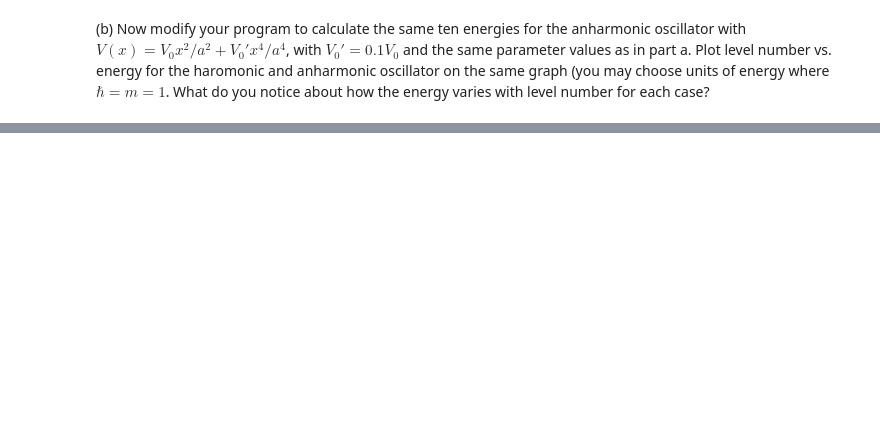
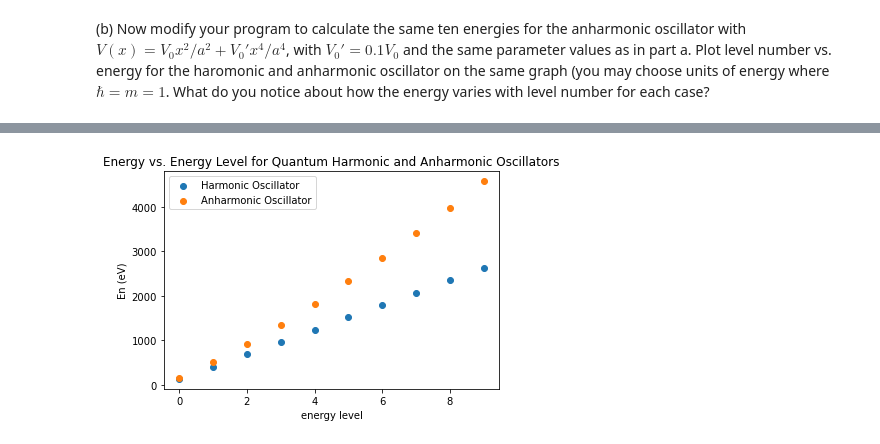
Before and after one commit to Tim-L-Zhao/Lectures, a Jupyter notebook: HW3.ipynb, the cells around one changed output, grey strips where cells are left out. Cells and saved outputs as stored; diff of their text form; code cells hidden in the pictures; blank space fills up the shorter version.

```diff
--- a/HW3.ipynb
+++ b/HW3.ipynb
@@ -227,0 +359,10 @@ KeyboardInterrupt:
+# %%
+plt.scatter(range(0,10,1),E_HO, label='Harmonic Oscillator')
+plt.scatter(range(0,10,1),E_AO, label='Anharmonic Oscillator')
+plt.xlabel('energy level')
+plt.ylabel('En (eV)')
+plt.title('Energy vs. Energy Level for Quantum Harmonic and Anharmonic Oscillators')
+plt.legend()
+plt.show()
+# %% [output]
+[figure, added]
```
Also changed, not shown: parts of 29 cells of this notebook, 1 other file.
